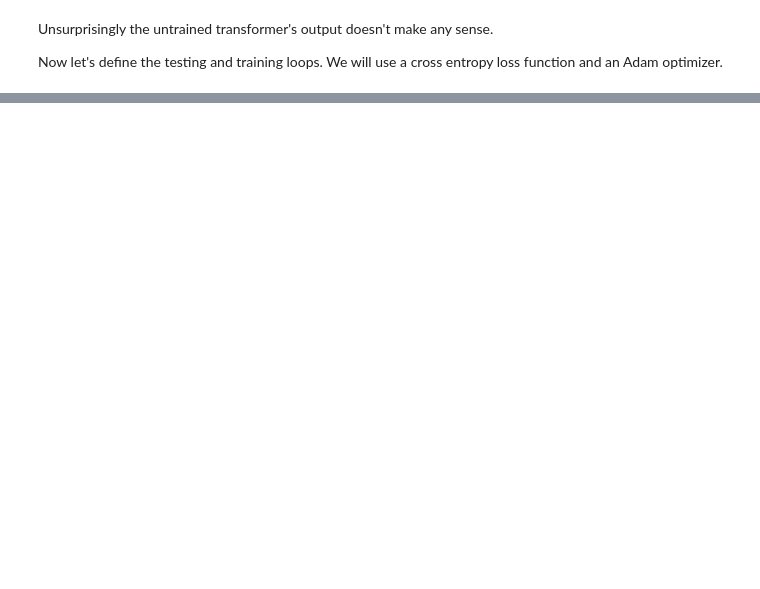
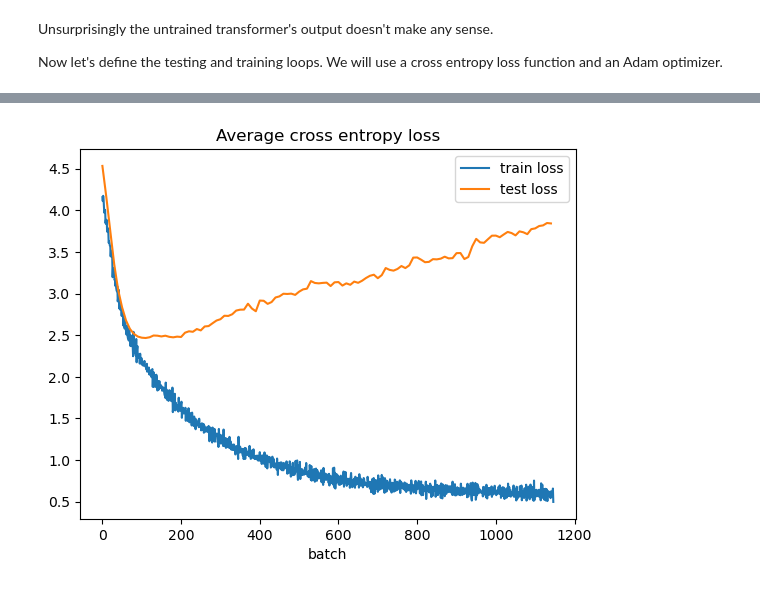
Before and after one commit to simidzija/Transformer, a Jupyter notebook: demo_3.ipynb, the cells around one changed output, grey strips where cells are left out. Drawn from its saved outputs; the diff is of its cells as text; code cells hidden in the pictures; blank space fills up the shorter version.

```diff
--- a/demo_3.ipynb
+++ b/demo_3.ipynb
@@ -35,17 +33,12 @@ Device is cpu
 # %% [markdown]
 We use the custom Vocab class to load the text corpus and initialize the vocabulary according to this corpus. We will utilize a subword tokenization scheme in which we split the corpus at boundaries between word and non-word characters. The Vocab class provides useful methods for converting strings to tokens and vice versa.
 # %%
-filepath = os.path.join(root_dir, 'data', 'beatles.txt')
-
-# special tokens
-sos = -1   # start of sequence
-unk = -3   # unknown subword
-pad = -100 # padding
+filepath = os.path.join(root_dir, 'data', 'short.txt')
 
 # pattern matching boundary between word and non-word characters
 pattern = r'\b'
 
-vocab = Vocab(filepath, sos, unk, pad, pattern)
+vocab = Vocab(filepath, pattern)
 # %% [markdown]
 We can now use the vocab to tokenize the corpus, using the method `tokenize_from_file`:
 # %%
@@ -56,15 +53,16 @@ Let's split our corpus so that 90% goes into the training set and 10% into the t
 # %%
-context_window = 128
-batch_size = 64
+context_window = 4
+batch_size = 52
 
-train_corpus = corpus[:round(0.9 * len(corpus))]
-test_corpus = corpus[round(0.9 * len(corpus)):]
+train_corpus = corpus[:round(0.95 * len(corpus))]
+test_corpus = corpus[round(0.95 * len(corpus)):]
 
-train_set = TokenizedDataset(train_corpus, context_window, sos, pad, device)
-test_set = TokenizedDataset(test_corpus, context_window, sos, pad, device)
+
+train_set = TokenizedDataset(train_corpus, context_window, device)
+test_set = TokenizedDataset(test_corpus, context_window, device)
 
 train_loader = DataLoader(train_set, batch_size, shuffle=True)
-test_loader = DataLoader(test_set, batch_size)
+test_loader = DataLoader(test_set, batch_size, shuffle=True)
 
 print(f'Train loader: {len(train_loader)} batches of size {batch_size}')
 print(f'Test loader: {len(test_loader)} batches of size {batch_size}')
@@ -83,10 +81,10 @@ Each decoder in the decoder stack consists of a masked multihead attention layer
 model = Transformer(
     vocab=len(vocab),
     n_pe=10000,
-    d_model=512,
+    d_model=32,
     num_heads=8,
-    num_stacks=6,
-    d_ff=2048,
+    num_stacks=1,
+    d_ff=32 * 4,
     dropout=0.1
 ).to(device)
 # %% [markdown]
@@ -220,9 +177,18 @@ KeyboardInterrupt:
 # %%
 fig, ax = plt.subplots()
 
-x, y = zip(*losses)
-ax.plot(x, y)
+# train loss
+x, y = zip(*train_losses)
+ax.plot(x, y, label='train loss')
+
+# test loss
+x, y = zip(*test_losses)
+ax.plot(x, y, label='test loss')
+
 ax.set_xlabel('batch')
-ax.set_title('Average cross entropy training loss')
+ax.set_title('Average cross entropy loss')
+ax.legend()
 plt.show()
+# %% [output]
+[figure, added]
 # %%
```
Also changed, not shown: parts of 7 cells of this notebook, 4 other files.
